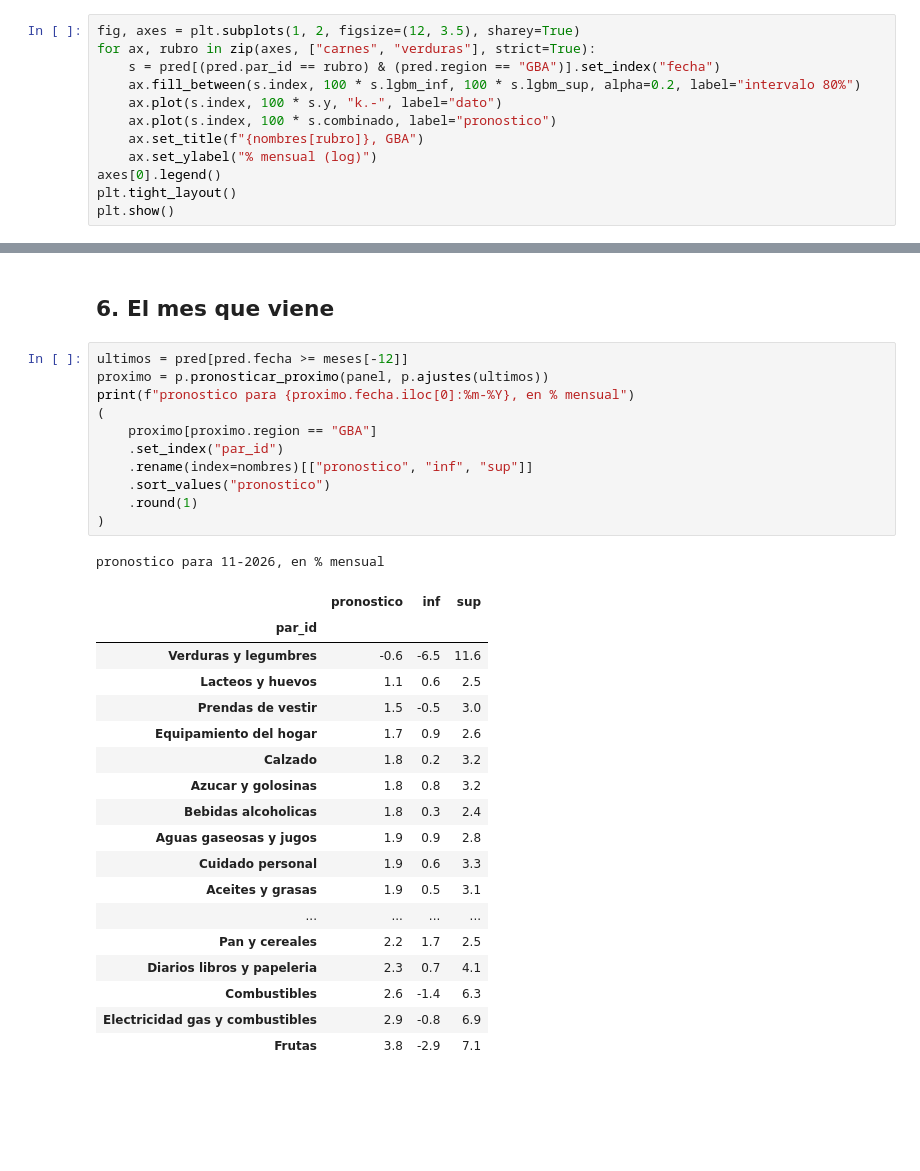
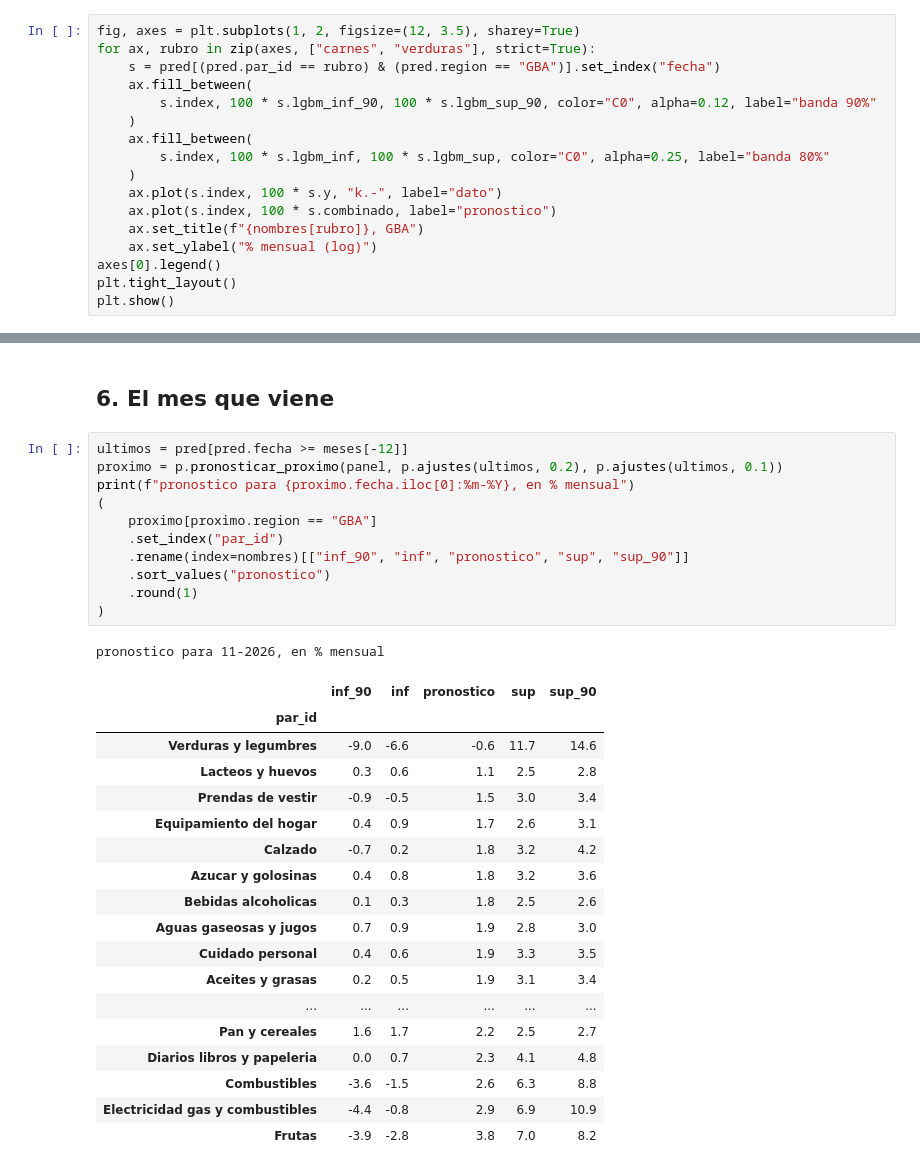
Before and after one commit to gabydomingo/monitor-de-traslado, a Jupyter notebook: notebooks/03_pronostico.ipynb, the cells around one changed output, grey strips where cells are left out. Drawn from its saved outputs; the diff is of its cells as text; blank space fills up the shorter version.

```diff
--- a/notebooks/03_pronostico.ipynb
+++ b/notebooks/03_pronostico.ipynb
@@ -155,7 +170,12 @@ La cobertura total queda en 81% y por rubro entre 78% y 84%. En 2024 sobra (88%)
 fig, axes = plt.subplots(1, 2, figsize=(12, 3.5), sharey=True)
 for ax, rubro in zip(axes, ["carnes", "verduras"], strict=True):
     s = pred[(pred.par_id == rubro) & (pred.region == "GBA")].set_index("fecha")
-    ax.fill_between(s.index, 100 * s.lgbm_inf, 100 * s.lgbm_sup, alpha=0.2, label="intervalo 80%")
+    ax.fill_between(
+        s.index, 100 * s.lgbm_inf_90, 100 * s.lgbm_sup_90, color="C0", alpha=0.12, label="banda 90%"
+    )
+    ax.fill_between(
+        s.index, 100 * s.lgbm_inf, 100 * s.lgbm_sup, color="C0", alpha=0.25, label="banda 80%"
+    )
     ax.plot(s.index, 100 * s.y, "k.-", label="dato")
     ax.plot(s.index, 100 * s.combinado, label="pronostico")
     ax.set_title(f"{nombres[rubro]}, GBA")
@@ -184,35 +204,35 @@ Esto es importancia para predecir, no causalidad.
 ## 6. El mes que viene
 # %%
 ultimos = pred[pred.fecha >= meses[-12]]
-proximo = p.pronosticar_proximo(panel, p.ajustes(ultimos))
+proximo = p.pronosticar_proximo(panel, p.ajustes(ultimos, 0.2), p.ajustes(ultimos, 0.1))
 print(f"pronostico para {proximo.fecha.iloc[0]:%m-%Y}, en % mensual")
 (
     proximo[proximo.region == "GBA"]
     .set_index("par_id")
-    .rename(index=nombres)[["pronostico", "inf", "sup"]]
+    .rename(index=nombres)[["inf_90", "inf", "pronostico", "sup", "sup_90"]]
     .sort_values("pronostico")
     .round(1)
 )
 # %% [output]
 pronostico para 11-2026, en % mensual
-|  | pronostico | inf | sup |
-| par_id |  |  |  |
-| Verduras y legumbres | -0.6 | -6.5 | 11.6 |
-| Lacteos y huevos | 1.1 | 0.6 | 2.5 |
-| Prendas de vestir | 1.5 | -0.5 | 3.0 |
-| Equipamiento del hogar | 1.7 | 0.9 | 2.6 |
-| Calzado | 1.8 | 0.2 | 3.2 |
-| Azucar y golosinas | 1.8 | 0.8 | 3.2 |
-| Bebidas alcoholicas | 1.8 | 0.3 | 2.4 |
-| Aguas gaseosas y jugos | 1.9 | 0.9 | 2.8 |
-| Cuidado personal | 1.9 | 0.6 | 3.3 |
-| Aceites y grasas | 1.9 | 0.5 | 3.1 |
-| ... | ... | ... | ... |
-| Pan y cereales | 2.2 | 1.7 | 2.5 |
-| Diarios libros y papeleria | 2.3 | 0.7 | 4.1 |
-| Combustibles | 2.6 | -1.4 | 6.3 |
-| Electricidad gas y combustibles | 2.9 | -0.8 | 6.9 |
-| Frutas | 3.8 | -2.9 | 7.1 |
+|  | inf_90 | inf | pronostico | sup | sup_90 |
+| par_id |  |  |  |  |  |
+| Verduras y legumbres | -9.0 | -6.6 | -0.6 | 11.7 | 14.6 |
+| Lacteos y huevos | 0.3 | 0.6 | 1.1 | 2.5 | 2.8 |
+| Prendas de vestir | -0.9 | -0.5 | 1.5 | 3.0 | 3.4 |
+| Equipamiento del hogar | 0.4 | 0.9 | 1.7 | 2.6 | 3.1 |
+| Calzado | -0.7 | 0.2 | 1.8 | 3.2 | 4.2 |
+| Azucar y golosinas | 0.4 | 0.8 | 1.8 | 3.2 | 3.6 |
+| Bebidas alcoholicas | 0.1 | 0.3 | 1.8 | 2.5 | 2.6 |
+| Aguas gaseosas y jugos | 0.7 | 0.9 | 1.9 | 2.8 | 3.0 |
+| Cuidado personal | 0.4 | 0.6 | 1.9 | 3.3 | 3.5 |
+| Aceites y grasas | 0.2 | 0.5 | 1.9 | 3.1 | 3.4 |
+| ... | ... | ... | ... | ... | ... |
+| Pan y cereales | 1.6 | 1.7 | 2.2 | 2.5 | 2.7 |
+| Diarios libros y papeleria | 0.0 | 0.7 | 2.3 | 4.1 | 4.8 |
+| Combustibles | -3.6 | -1.5 | 2.6 | 6.3 | 8.8 |
+| Electricidad gas y combustibles | -4.4 | -0.8 | 2.9 | 6.9 | 10.9 |
+| Frutas | -3.9 | -2.8 | 3.8 | 7.0 | 8.2 |
 # %% [markdown]
 Se ve la estacionalidad del EDA: verduras para abajo en noviembre y frutas para arriba. Los intervalos mas anchos son los de verduras, frutas, combustibles, energia y carnes; los mas angostos, pan, medicamentos y equipamiento del hogar.
 
```
Also changed, not shown: parts of 7 cells of this notebook, 8 other files.
